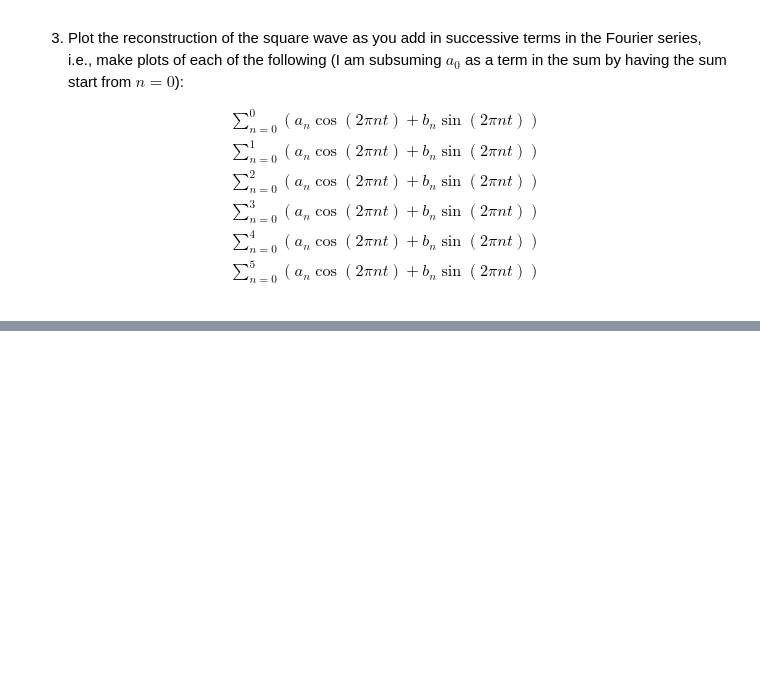
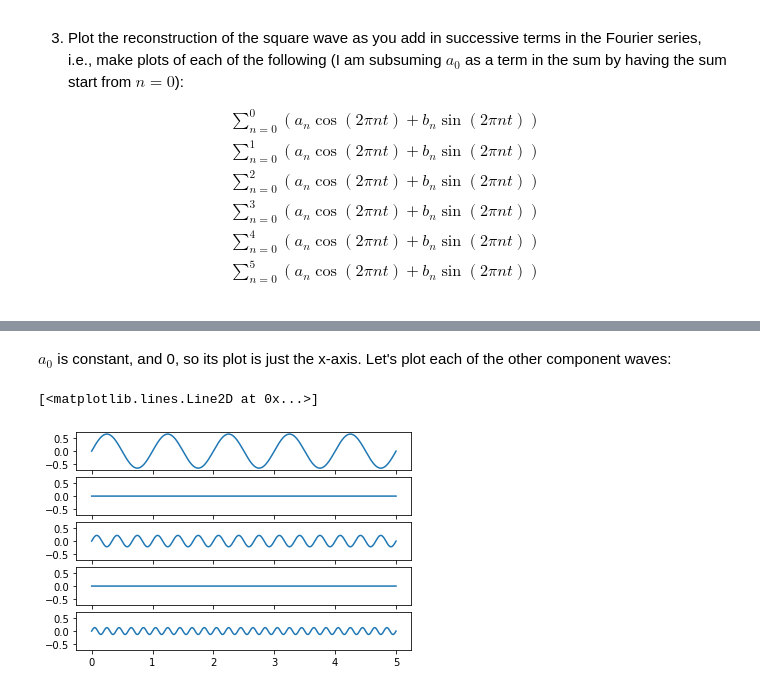
Before and after one commit to ling592b-f19/ling592b-f19-ps02-CobiELF, a Jupyter notebook: 592B-f19_ps02.ipynb, the cells around one changed output, grey strips where cells are left out. Saved outputs shown, nothing was run; the diff lists cells and outputs as text; code cells hidden in the pictures; blank space fills up the shorter version.

```diff
--- a/592B-f19_ps02.ipynb
+++ b/592B-f19_ps02.ipynb
@@ -168,0 +230,16 @@ x = np.linspace(0, 5, 5*fs + 1)
+# %% [markdown]
+$a_0$ is constant, and 0, so its plot is just the x-axis. Let's plot each of the other component waves:
+# %%
+signals = []
+for n in np.arange(1, 6):
+    signals.append(float(b_coeff[n-1]) * np.sin(2*np.pi*n*t))
+
+pltsignals, (p1, p2, p3, p4, p5) = plt.subplots(5, sharex=True, sharey=True)
+p1.plot(t, signals[0])
+p2.plot(t, signals[1])
+p3.plot(t, signals[2])
+p4.plot(t, signals[3])
+p5.plot(t, signals[4])
+# %% [output]
+[<matplotlib.lines.Line2D at 0x...>]
+[figure, added]
```
Also changed, not shown: parts of 15 cells of this notebook.
